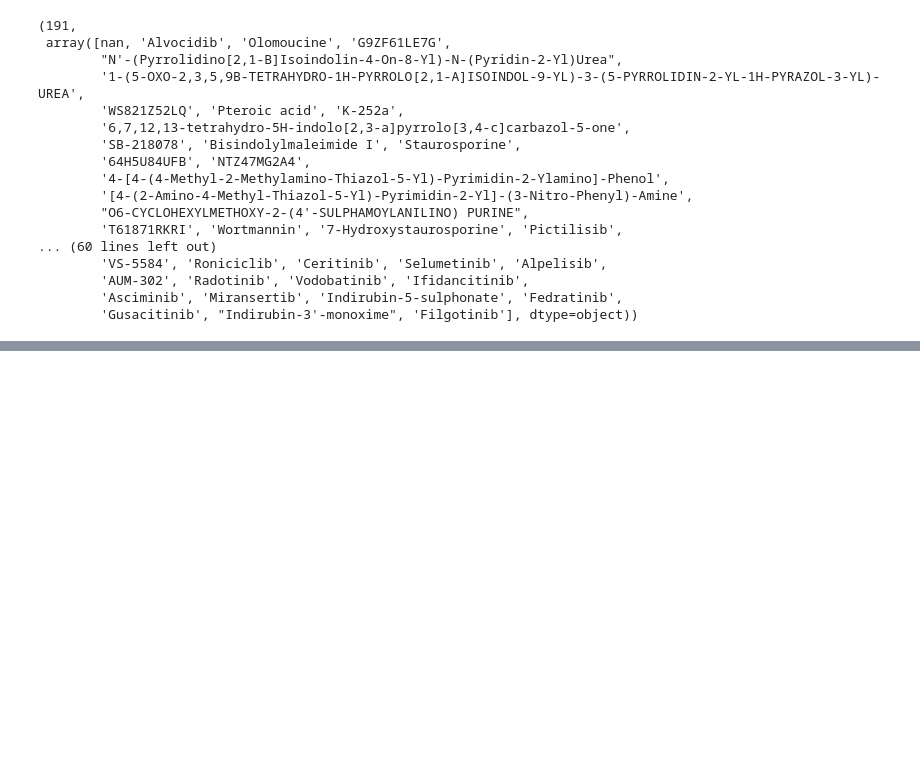
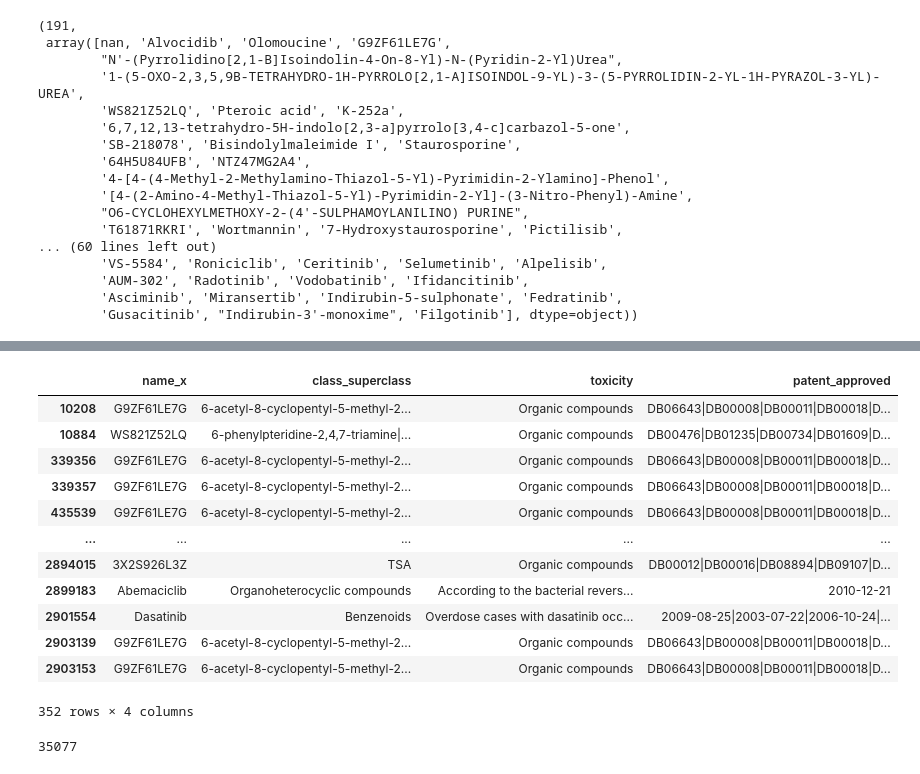
Before and after one commit to epfl-ada/ada-2024-project-hyperbabbage, a Jupyter notebook: Secondary Effects.ipynb, the cells around one changed output, grey strips where cells are left out. Cells and saved outputs as stored; diff of their text form; code cells hidden in the pictures; blank space fills up the shorter version.

```diff
--- a/Secondary Effects.ipynb
+++ b/Secondary Effects.ipynb
@@ -102,0 +138,5 @@ len(ligands_related_to_cancer_proteins), ligands_related_to_cancer_proteins
+# %%
+cancer_proteins = df[df['swissprot_protein_id'].isin(cosmic_proteins['Uniprot'])]
+
+ligands_related_to_cancer_proteins = cancer_proteins['name_x'].unique()
+len(ligands_related_to_cancer_proteins), ligands_related_to_cancer_proteins
@@ -102,0 +161,16 @@ len(ligands_related_to_cancer_proteins), ligands_related_to_cancer_proteins
+# %%
+cancer_proteins[cancer_proteins['name_x'].isin(ligands_related_to_cancer_proteins)][['name_x', 'class_superclass', 'toxicity', 'patent_approved']].dropna()
+# %% [output]
+|  | name_x | class_superclass | toxicity | patent_approved |
+| 10208 | G9ZF61LE7G | 6-acetyl-8-cyclopentyl-5-methyl-2... | Organic compounds | DB06643|DB00008|DB00011|DB00018|D... |
+| 10884 | WS821Z52LQ | 6-phenylpteridine-2,4,7-triamine|... | Organic compounds | DB00476|DB01235|DB00734|DB01609|D... |
+| 339356 | G9ZF61LE7G | 6-acetyl-8-cyclopentyl-5-methyl-2... | Organic compounds | DB06643|DB00008|DB00011|DB00018|D... |
+| 339357 | G9ZF61LE7G | 6-acetyl-8-cyclopentyl-5-methyl-2... | Organic compounds | DB06643|DB00008|DB00011|DB00018|D... |
+| 435539 | G9ZF61LE7G | 6-acetyl-8-cyclopentyl-5-methyl-2... | Organic compounds | DB06643|DB00008|DB00011|DB00018|D... |
+| ... | ... | ... | ... | ... |
+| 2894015 | 3X2S926L3Z | TSA | Organic compounds | DB00012|DB00016|DB08894|DB09107|D... |
+| 2899183 | Abemaciclib | Organoheterocyclic compounds | According to the bacterial revers... | 2010-12-21 |
+| 2901554 | Dasatinib | Benzenoids | Overdose cases with dasatinib occ... | 2009-08-25|2003-07-22|2006-10-24|... |
+| 2903139 | G9ZF61LE7G | 6-acetyl-8-cyclopentyl-5-methyl-2... | Organic compounds | DB06643|DB00008|DB00011|DB00018|D... |
+| 2903153 | G9ZF61LE7G | 6-acetyl-8-cyclopentyl-5-methyl-2... | Organic compounds | DB06643|DB00008|DB00011|DB00018|D... |
+352 rows × 4 columns
@@ -102,0 +180,4 @@ len(ligands_related_to_cancer_proteins), ligands_related_to_cancer_proteins
+# %%
+len(ligands_cancer)
+# %% [output]
+35077
```
Also changed, not shown: parts of 20 cells of this notebook.
